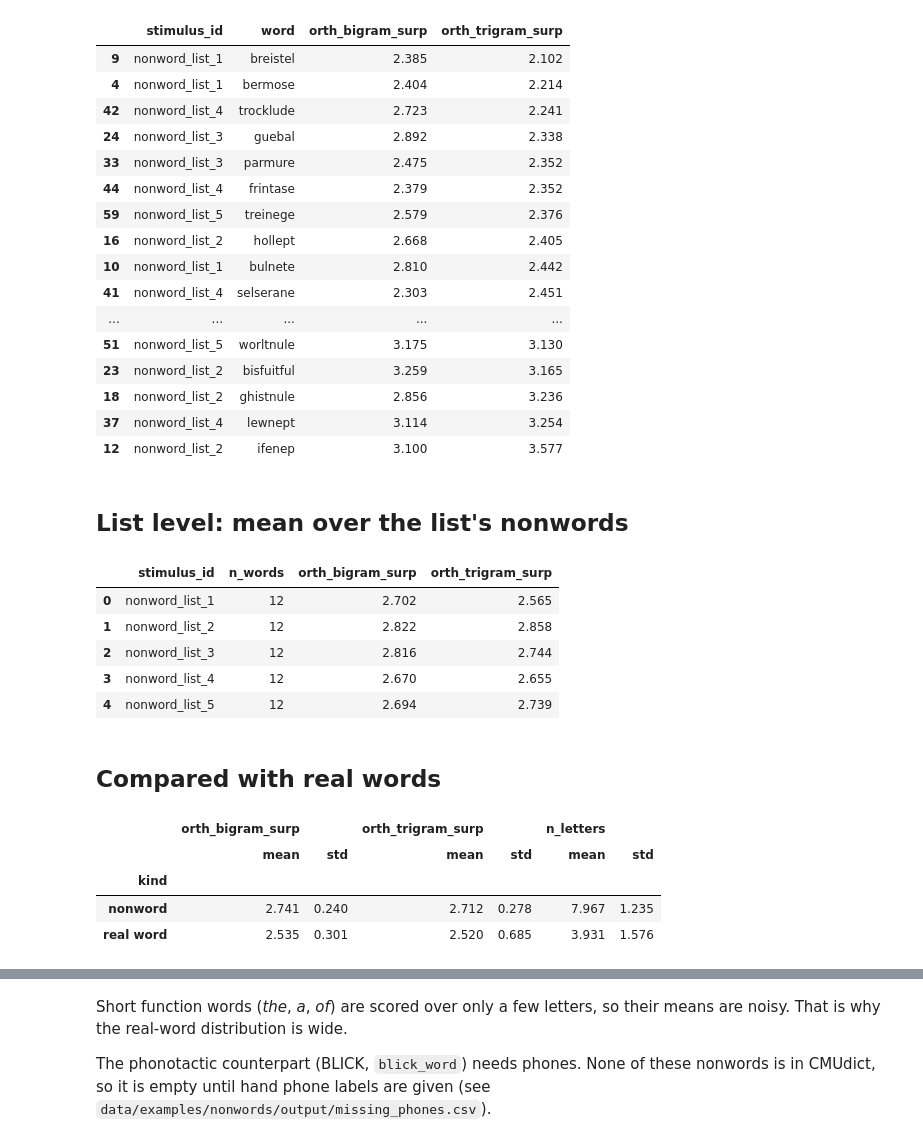
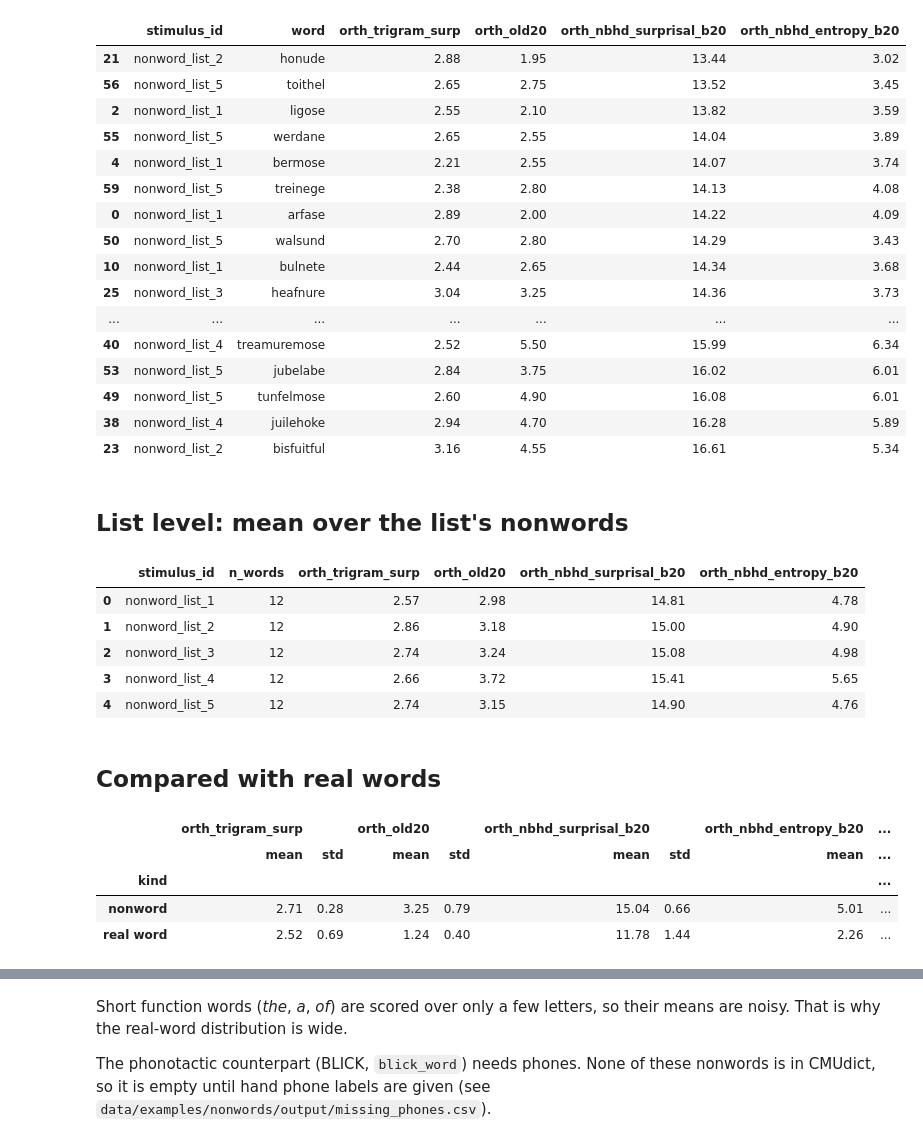
Before and after one commit to sduraivel30/linguistic, a Jupyter notebook: notebooks/nonword_orthographic_illformedness.ipynb, the cells around one changed output, grey strips where cells are left out. Drawn from its saved outputs; the diff is of its cells as text; code cells hidden in the pictures.

```diff
--- a/notebooks/nonword_orthographic_illformedness.ipynb
+++ b/notebooks/nonword_orthographic_illformedness.ipynb
@@ -10,67 +15,67 @@ Real words from the example sentences serve as a reference. It needs nothing but
 # %%
 from pathlib import Path
 
 import matplotlib.pyplot as plt
 import pandas as pd
 
 ROOT = Path.cwd().parent if Path.cwd().name == "notebooks" else Path.cwd()
 
 from linguistic.assemble import run_metrics
 from linguistic.io import load_stimuli
 from linguistic.normalize import Lexicon, build_units
 from linguistic.registry import Context, select
 
 NONWORDS = ROOT / "data/examples/nonwords/stimuli.csv"
 REFERENCE = ROOT / "data/examples/sentences/stimuli.csv"     # real words, for comparison
 
 lexicon = Lexicon()
 
 def orthographic(path):
     stimuli = load_stimuli(path)
     units = build_units(stimuli, lexicon)
     return run_metrics(Context(stimuli, units.words, units.phones, lexicon), select(["orthographic"]))
 
 nw, ref = orthographic(NONWORDS), orthographic(REFERENCE)
-cols = ["stimulus_id", "word", "orth_bigram_surp", "orth_trigram_surp"]
-nw.words[cols].sort_values("orth_trigram_surp").round(3)
+SCORES = ["orth_trigram_surp", "orth_old20", "orth_nbhd_surprisal_b20", "orth_nbhd_entropy_b20"]
+nw.words[["stimulus_id", "word", *SCORES]].sort_values("orth_nbhd_surprisal_b20").round(2)
 # %% [output]
-|  | stimulus_id | word | orth_bigram_surp | orth_trigram_surp |
-| 9 | nonword_list_1 | breistel | 2.385 | 2.102 |
-| 4 | nonword_list_1 | bermose | 2.404 | 2.214 |
-| 42 | nonword_list_4 | trocklude | 2.723 | 2.241 |
-| 24 | nonword_list_3 | guebal | 2.892 | 2.338 |
-| 33 | nonword_list_3 | parmure | 2.475 | 2.352 |
-| 44 | nonword_list_4 | frintase | 2.379 | 2.352 |
-| 59 | nonword_list_5 | treinege | 2.579 | 2.376 |
-| 16 | nonword_list_2 | hollept | 2.668 | 2.405 |
-| 10 | nonword_list_1 | bulnete | 2.810 | 2.442 |
-| 41 | nonword_list_4 | selserane | 2.303 | 2.451 |
-| ... | ... | ... | ... | ... |
-| 51 | nonword_list_5 | worltnule | 3.175 | 3.130 |
-| 23 | nonword_list_2 | bisfuitful | 3.259 | 3.165 |
-| 18 | nonword_list_2 | ghistnule | 2.856 | 3.236 |
-| 37 | nonword_list_4 | lewnept | 3.114 | 3.254 |
-| 12 | nonword_list_2 | ifenep | 3.100 | 3.577 |
+|  | stimulus_id | word | orth_trigram_surp | orth_old20 | orth_nbhd_surprisal_b20 | orth_nbhd_entropy_b20 |
+| 21 | nonword_list_2 | honude | 2.88 | 1.95 | 13.44 | 3.02 |
+| 56 | nonword_list_5 | toithel | 2.65 | 2.75 | 13.52 | 3.45 |
+| 2 | nonword_list_1 | ligose | 2.55 | 2.10 | 13.82 | 3.59 |
+| 55 | nonword_list_5 | werdane | 2.65 | 2.55 | 14.04 | 3.89 |
+| 4 | nonword_list_1 | bermose | 2.21 | 2.55 | 14.07 | 3.74 |
+| 59 | nonword_list_5 | treinege | 2.38 | 2.80 | 14.13 | 4.08 |
+| 0 | nonword_list_1 | arfase | 2.89 | 2.00 | 14.22 | 4.09 |
+| 50 | nonword_list_5 | walsund | 2.70 | 2.80 | 14.29 | 3.43 |
+| 10 | nonword_list_1 | bulnete | 2.44 | 2.65 | 14.34 | 3.68 |
+| 25 | nonword_list_3 | heafnure | 3.04 | 3.25 | 14.36 | 3.73 |
+| ... | ... | ... | ... | ... | ... | ... |
+| 40 | nonword_list_4 | treamuremose | 2.52 | 5.50 | 15.99 | 6.34 |
+| 53 | nonword_list_5 | jubelabe | 2.84 | 3.75 | 16.02 | 6.01 |
+| 49 | nonword_list_5 | tunfelmose | 2.60 | 4.90 | 16.08 | 6.01 |
+| 38 | nonword_list_4 | juilehoke | 2.94 | 4.70 | 16.28 | 5.89 |
+| 23 | nonword_list_2 | bisfuitful | 3.16 | 4.55 | 16.61 | 5.34 |
 # %% [markdown]
 ## List level: mean over the list's nonwords
 # %%
-nw.stimuli[["stimulus_id", "n_words", "orth_bigram_surp", "orth_trigram_surp"]].round(3)
+nw.stimuli[["stimulus_id", "n_words", *SCORES]].round(2)
 # %% [output]
-|  | stimulus_id | n_words | orth_bigram_surp | orth_trigram_surp |
-| 0 | nonword_list_1 | 12 | 2.702 | 2.565 |
-| 1 | nonword_list_2 | 12 | 2.822 | 2.858 |
-| 2 | nonword_list_3 | 12 | 2.816 | 2.744 |
-| 3 | nonword_list_4 | 12 | 2.670 | 2.655 |
-| 4 | nonword_list_5 | 12 | 2.694 | 2.739 |
+|  | stimulus_id | n_words | orth_trigram_surp | orth_old20 | orth_nbhd_surprisal_b20 | orth_nbhd_entropy_b20 |
+| 0 | nonword_list_1 | 12 | 2.57 | 2.98 | 14.81 | 4.78 |
+| 1 | nonword_list_2 | 12 | 2.86 | 3.18 | 15.00 | 4.90 |
+| 2 | nonword_list_3 | 12 | 2.74 | 3.24 | 15.08 | 4.98 |
+| 3 | nonword_list_4 | 12 | 2.66 | 3.72 | 15.41 | 5.65 |
+| 4 | nonword_list_5 | 12 | 2.74 | 3.15 | 14.90 | 4.76 |
 # %% [markdown]
 ## Compared with real words
 # %%
 both = pd.concat([nw.words.assign(kind="nonword"), ref.words.assign(kind="real word")])
 both["n_letters"] = both["word"].str.lower().str.count("[a-z]")
-both.groupby("kind")[["orth_bigram_surp", "orth_trigram_surp", "n_letters"]].agg(["mean", "std"]).round(3)
+both.groupby("kind")[[*SCORES, "n_letters"]].agg(["mean", "std"]).round(2)
 # %% [output]
-|  | orth_bigram_surp |  | orth_trigram_surp |  | n_letters |  |
-|  | mean | std | mean | std | mean | std |
-| kind |  |  |  |  |  |  |
-| nonword | 2.741 | 0.240 | 2.712 | 0.278 | 7.967 | 1.235 |
-| real word | 2.535 | 0.301 | 2.520 | 0.685 | 3.931 | 1.576 |
+|  | orth_trigram_surp |  | orth_old20 |  | orth_nbhd_surprisal_b20 |  | orth_nbhd_entropy_b20 | ... |
+|  | mean | std | mean | std | mean | std | mean | ... |
+| kind |  |  |  |  |  |  |  | ... |
+| nonword | 2.71 | 0.28 | 3.25 | 0.79 | 15.04 | 0.66 | 5.01 | ... |
+| real word | 2.52 | 0.69 | 1.24 | 0.40 | 11.78 | 1.44 | 2.26 | ... |
```
Also changed, not shown: parts of 4 cells of this notebook, 10 other files.
